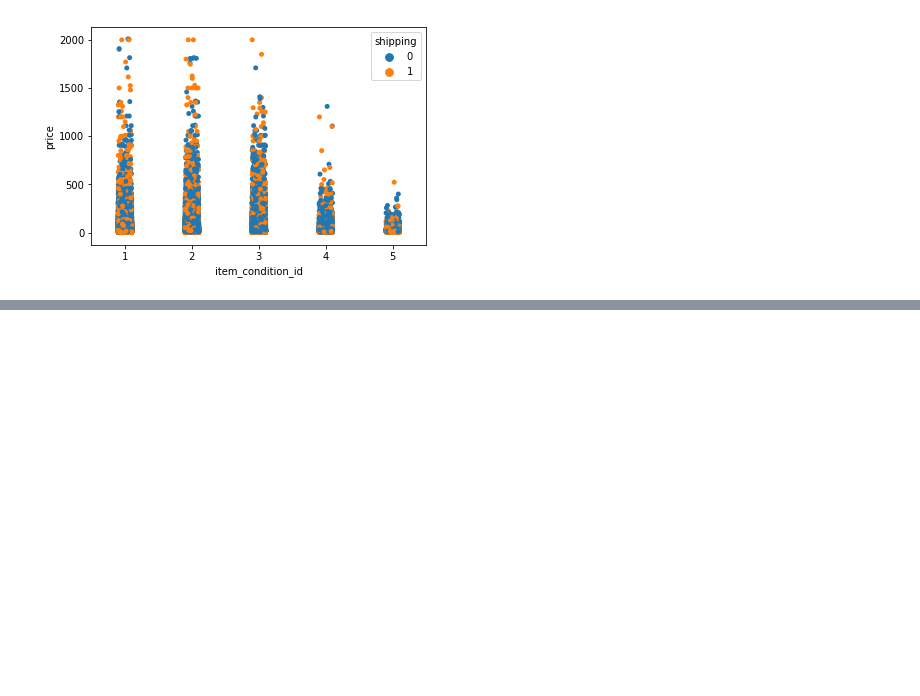
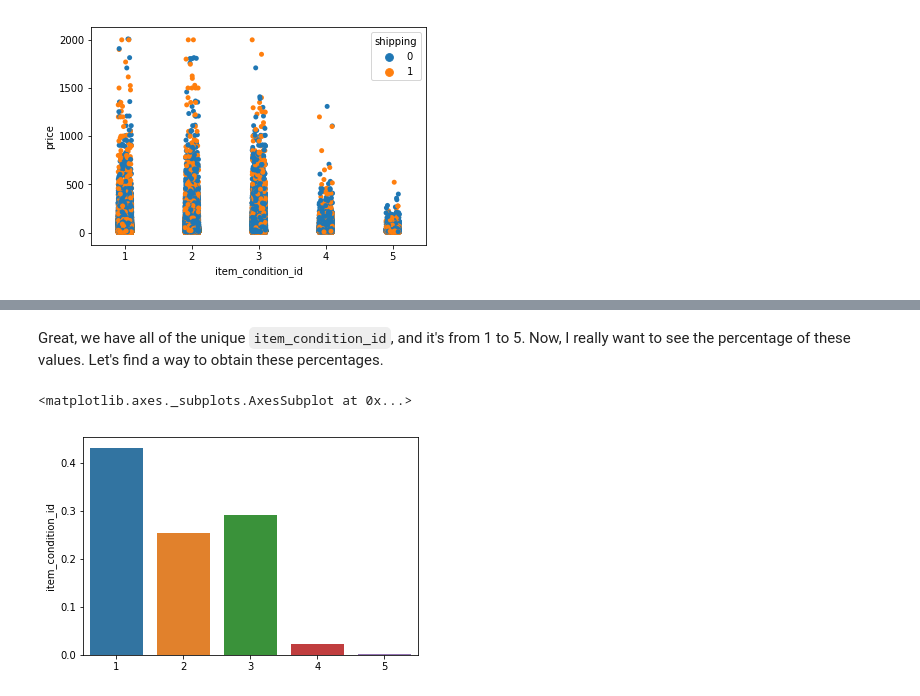
Before and after one commit to tralpha/mercari, a Jupyter notebook: kernel.ipynb, the cells around one changed output, grey strips where cells are left out. Drawn from its saved outputs; the diff is of its cells as text; code cells hidden in the pictures; blank space fills up the shorter version.

```diff
--- a/kernel.ipynb
+++ b/kernel.ipynb
@@ -85,0 +107,8 @@ sns.stripplot(x=S_train['item_condition_id'], y=y_train['price'], hue=S_train['s
+# %% [markdown]
+Great, we have all of the unique `item_condition_id`, and it's from 1 to 5. Now, I really want to see the percentage of these values. Let's find a way to obtain these percentages.
+# %%
+sns.barplot(x=S_train['item_condition_id'].value_counts(normalize='True').index,
+            y=S_train['item_condition_id'].value_counts(normalize='True'))
+# %% [output]
+<matplotlib.axes._subplots.AxesSubplot at 0x...>
+[figure, added]
```
Also changed, not shown: parts of 19 cells of this notebook.
